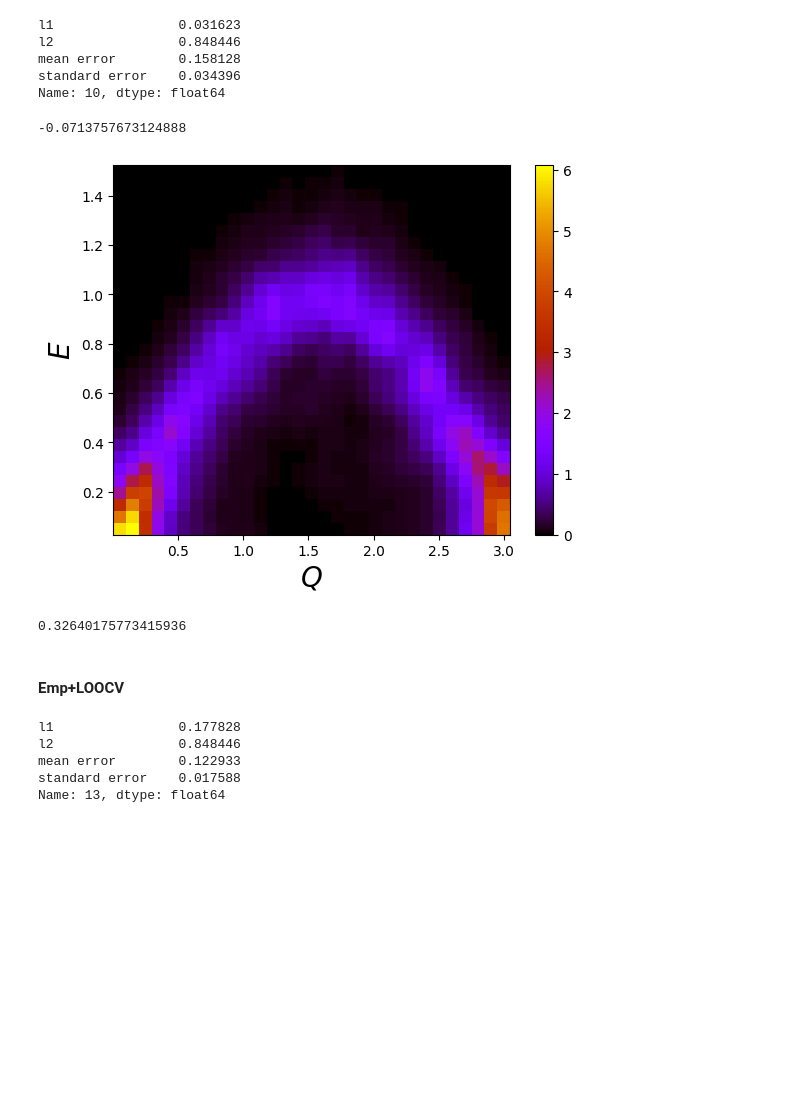
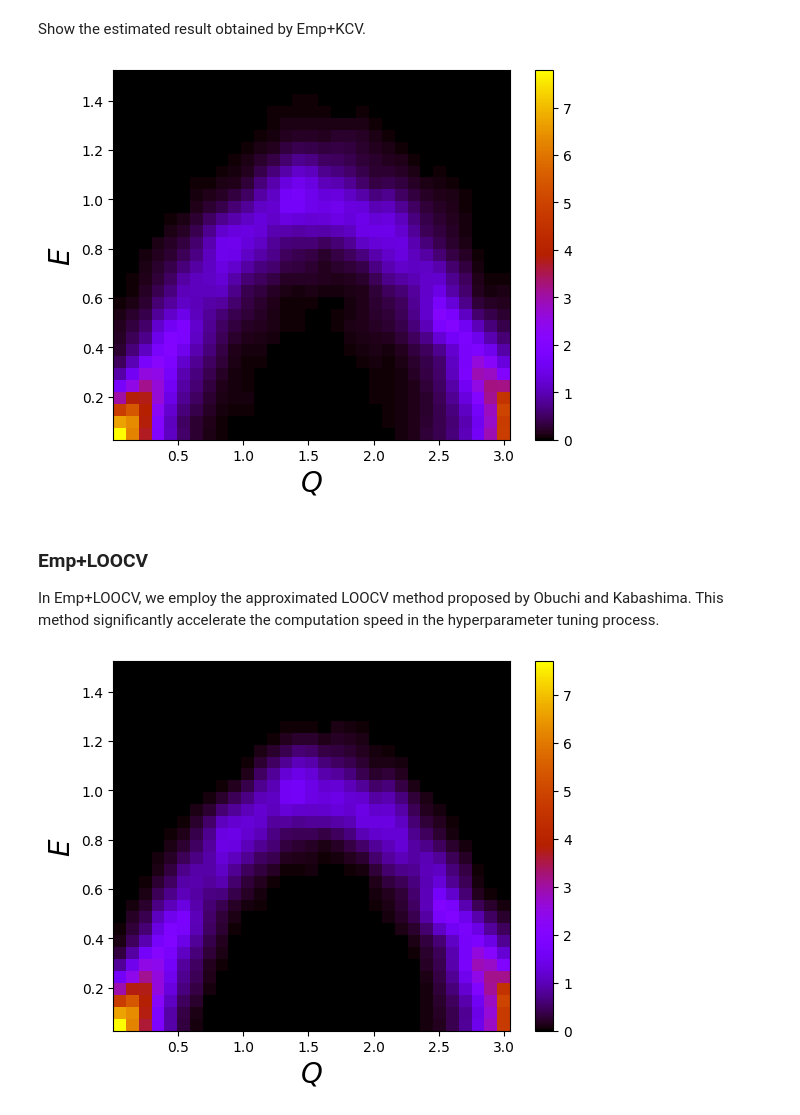
Before and after one commit to K-Yonaga/SpM-INS, a Jupyter notebook: src/demo.ipynb, the cells around one changed output. Saved outputs shown, nothing was run; the diff lists cells and outputs as text; code cells hidden in the pictures; blank space fills up the shorter version.

```diff
--- a/src/demo.ipynb
+++ b/src/demo.ipynb
@@ -203,39 +237,24 @@ emp_cv = CrossValidationManager(
     num_folds=10,
     num_jobs=-1)
 # %%
-eta = 0.5
-l2_emp = get_empirical_tsv_parameter(measurement_matrix, weight, eta=eta)
+l2_emp = get_empirical_tsv_parameter(measurement_matrix, weight, eta=0.5)
 l2_list = [l2_emp]
 # %%
 emp_cv.run_grid_search(
     l1_list,
     l2_list)
-# %%
-idx = emp_cv.score['mean error'].idxmin()
-emp_cv.score.iloc[idx]
-# %% [output]
-l1                0.031623
-l2                0.848446
-mean error        0.158128
-standard error    0.034396
-Name: 10, dtype: float64
-# %%
-np.log10(emp_cv.score.iloc[idx]['l2'])
-# %% [output]
--0.0713757673124888
+# %% [markdown]
+Show the estimated result obtained by Emp+KCV.
 # %%
+spectrum_emp_cv = Spectrum()
+spectrum_emp_cv.set_parameters(min_Q, max_Q, grid_Q, min_E, max_E, grid_E)
+
 spectrum_emp_cv.value = emp_cv.get_best_solution(selection_mode='Lowest Error')
+spectrum_emp_cv.plot()
+# %% [output]
+[figure, added]
-# %%
-spectrum_emp_cv.plot()
-# %% [output]
-[figure, removed]
-# %%
-norm1 = np.sum((spectrum_emp_cv.value - spectrum_true.value)**2)
-norm2 = np.sum(spectrum_true.value**2)
-nrmse = (norm1/norm2)**0.5
-print(nrmse)
-# %% [output]
-0.32640175773415936
-# %% [markdown]
-#### Emp+LOOCV
+# %% [markdown]
+### Emp+LOOCV
+
+In Emp+LOOCV, we employ the approximated LOOCV method proposed by Obuchi and Kabashima. This method significantly accelerate the computation speed in the hyperparameter tuning process.
 # %%
@@ -256,12 +270,3 @@ emp_loocv.run_grid_search(
     l1_list,
     l2_list,
     cv_type='LOOCV')
-# %%
-idx = emp_loocv.score['mean error'].idxmin()
-emp_loocv.score.iloc[idx]
-# %% [output]
-l1                0.177828
-l2                0.848446
-mean error        0.122933
-standard error    0.017588
-Name: 13, dtype: float64
@@ -268,2 +276,8 @@ Name: 13, dtype: float64
 # %%
+spectrum_emp_loocv = Spectrum()
+spectrum_emp_loocv.set_parameters(min_Q, max_Q, grid_Q, min_E, max_E, grid_E)
+
 spectrum_emp_loocv.value = emp_loocv.get_best_solution(selection_mode='Lowest Error')
+spectrum_emp_loocv.plot()
+# %% [output]
+[figure, added]
```
Also changed, not shown: parts of 63 cells of this notebook.
